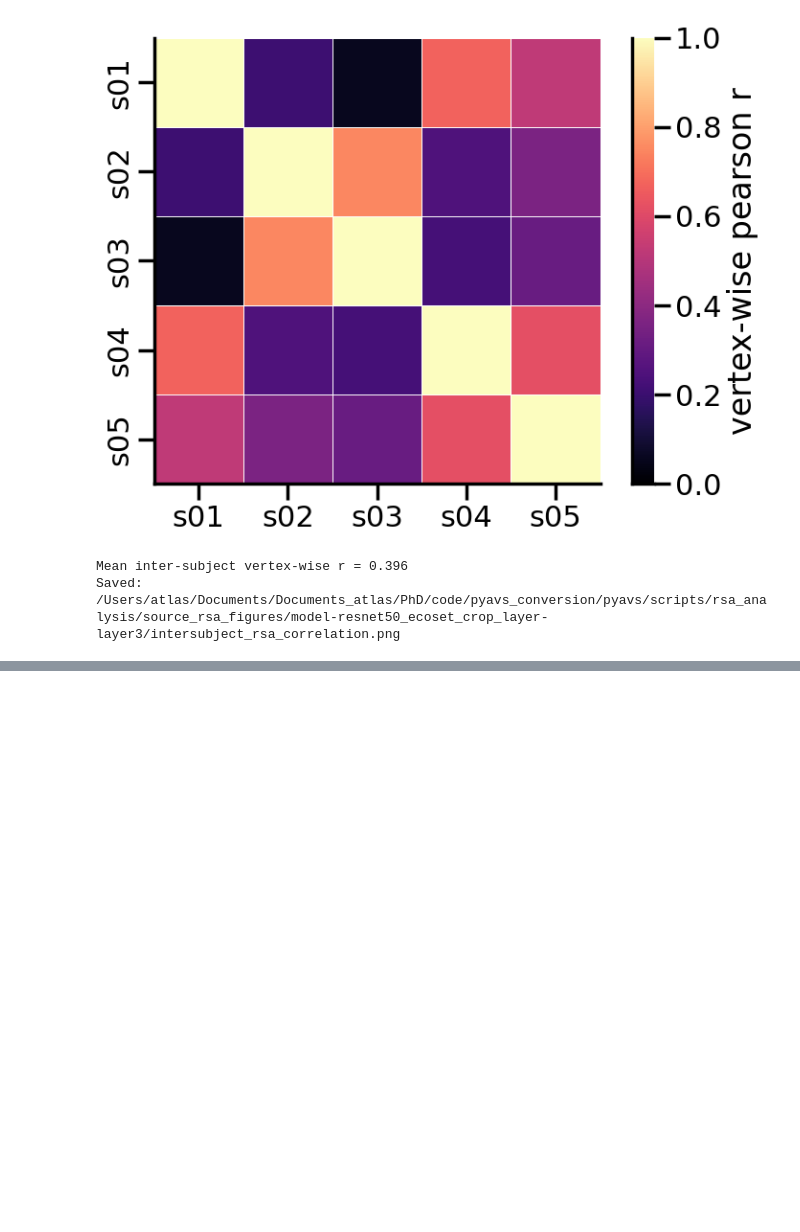
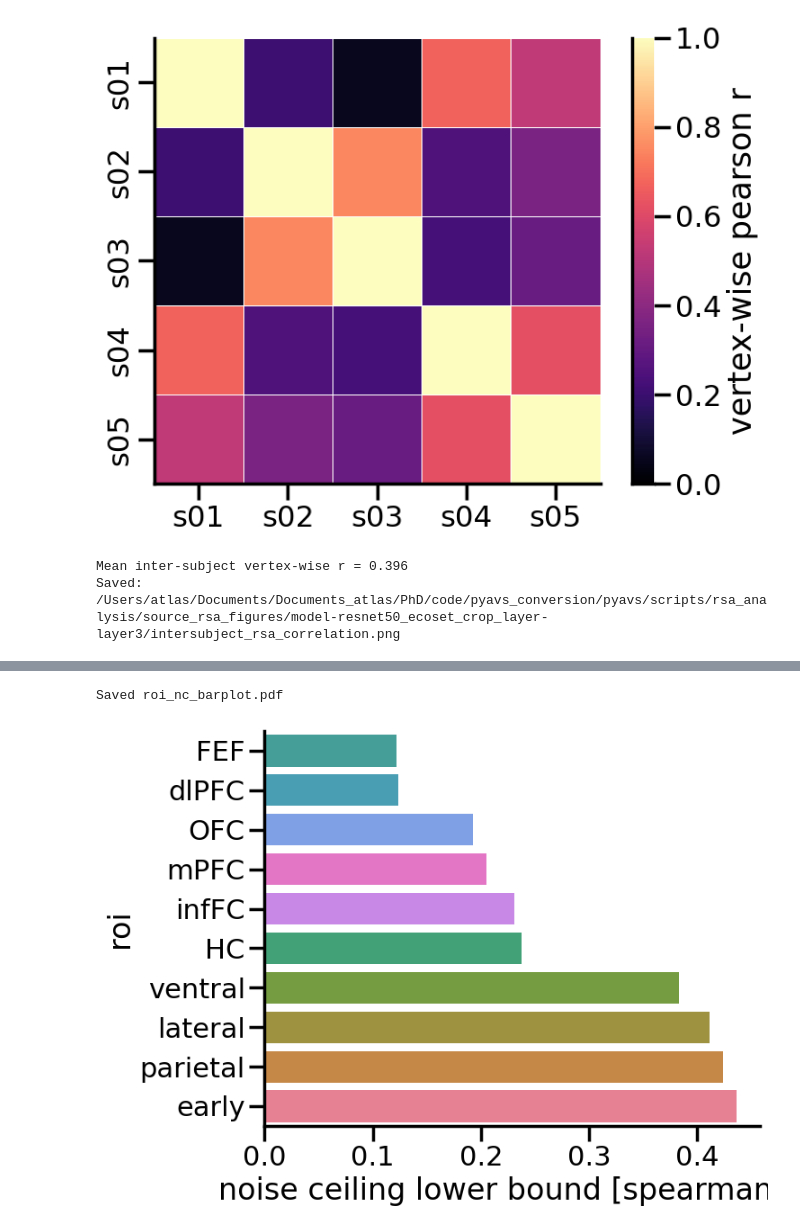
Before and after one commit to KietzmannLab/pyavs, a Jupyter notebook: scripts/rsa_analysis/plot_source_rsa_brain.ipynb, the cells around one changed output, grey strips where cells are left out. Saved outputs shown, nothing was run; the diff lists cells and outputs as text; code cells hidden in the pictures; blank space fills up the shorter version.

```diff
--- a/scripts/rsa_analysis/plot_source_rsa_brain.ipynb
+++ b/scripts/rsa_analysis/plot_source_rsa_brain.ipynb
@@ -652,0 +687,31 @@ IndexError: list index out of range
+# %%
+if not nc_df.empty:
+    nc_order = nc_df.groupby('roi')['nc'].mean().sort_values(ascending=True).index.tolist()
+
+    plt.figure(figsize=(8, 6))
+    sns.barplot(
+        data=nc_df,
+        y='roi',
+        x='nc',
+        order=nc_order,
+        hue='roi',
+        palette='husl',
+        errorbar=None,
+        capsize=0,
+        orient='h',
+    )
+    plt.ylabel('roi')
+    plt.xlabel('noise ceiling lower bound [spearman r]')
+    sns.despine()
+    plt.tight_layout()
+    plt.savefig(
+        os.path.join(output_dir, 'roi_nc_barplot.pdf'),
+        dpi=300, bbox_inches='tight'
+    )
+    #plt.close()
+    print('Saved roi_nc_barplot.pdf')
+else:
+    print('nc_stc not available — skipping NC barplot.')
+# %% [output]
+Saved roi_nc_barplot.pdf
+[figure, added]
```
Also changed, not shown: parts of 6 cells of this notebook, 1 other file.
